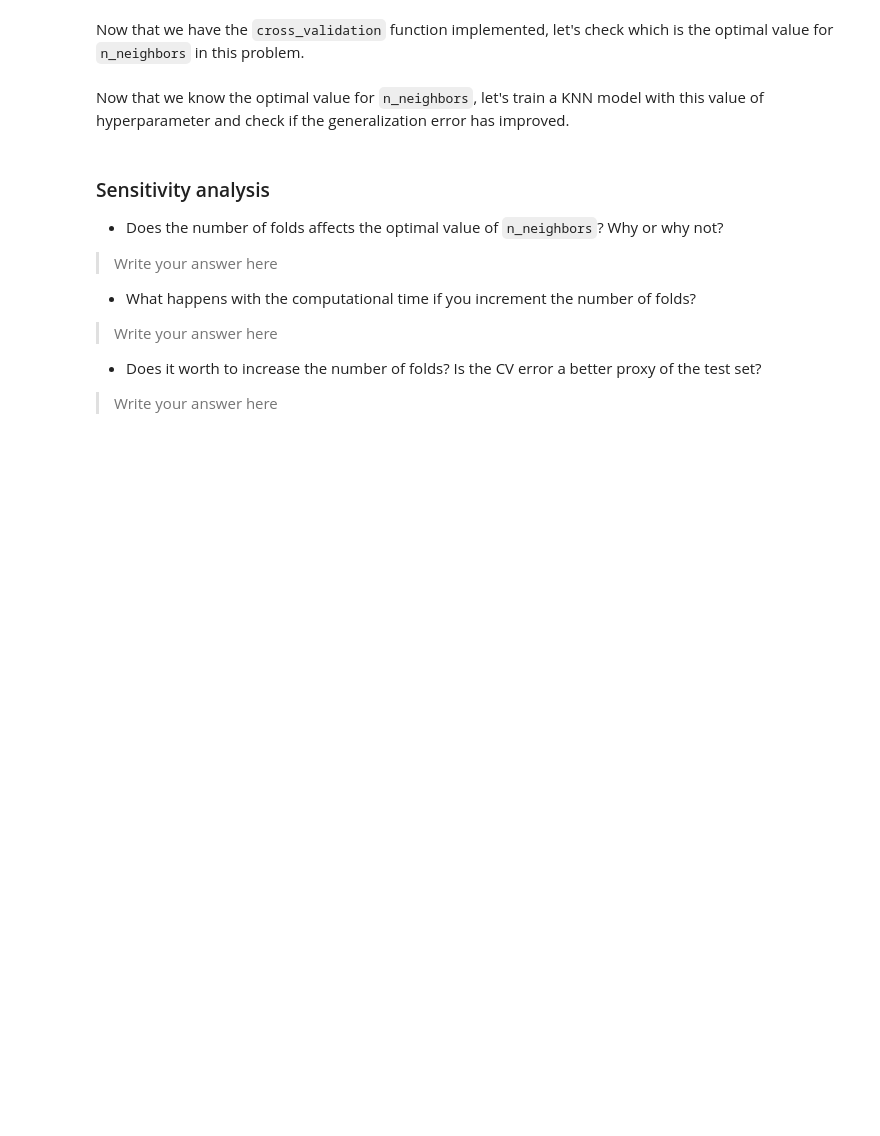
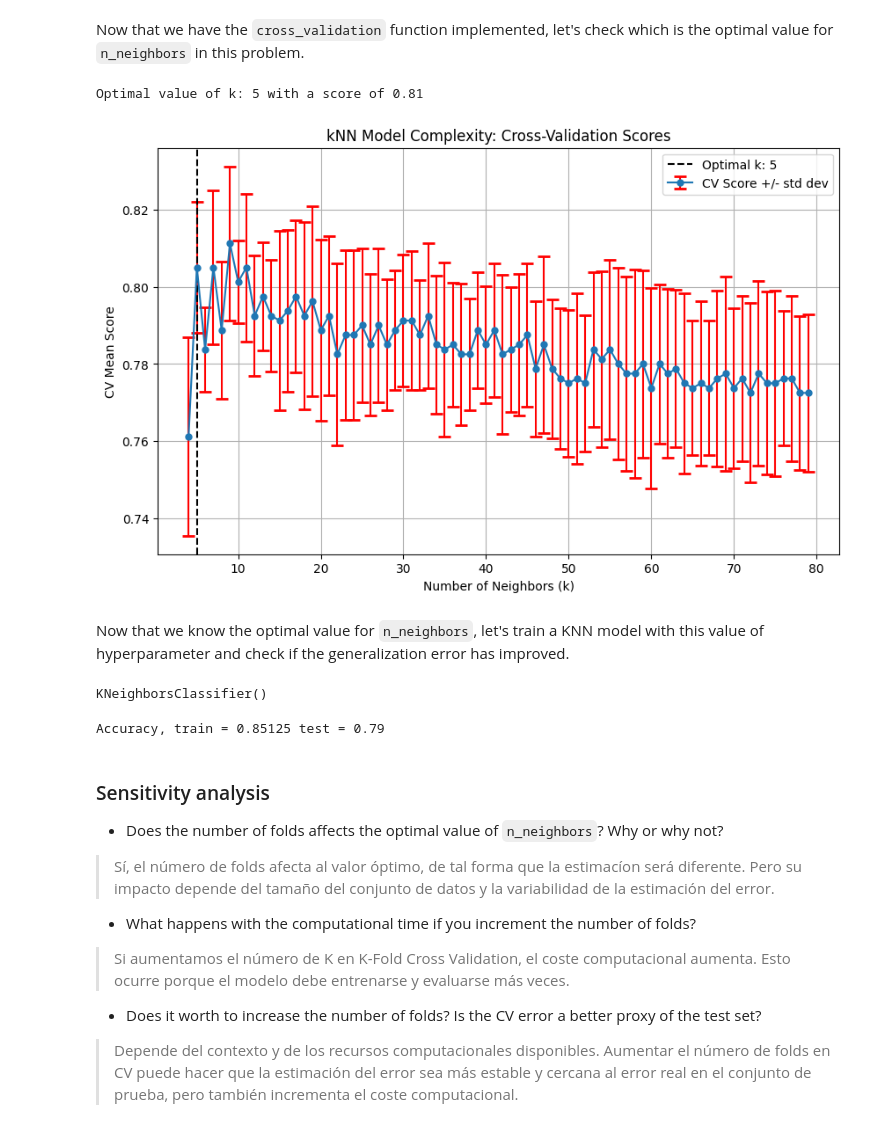
Before and after one commit to ICAI-IMAT-ML/p2-6-yagocastillo126, a Jupyter notebook: notebook/Lab2_6_CV.ipynb, the cells around one changed output. Drawn from its saved outputs; the diff is of its cells as text; code cells hidden in the pictures; blank space fills up the shorter version.

```diff
--- a/notebook/Lab2_6_CV.ipynb
+++ b/notebook/Lab2_6_CV.ipynb
@@ -30,12 +30,12 @@ In the following cell import the training (`training.dat`) and test (`test.dat`)
 You will need to create the `X_train`, `y_train`, `X_test` and `y_test` variables. Take into account that each dataset have 10 variables, where the last one is the output variable.
 # %%
 # TODO: Load training.dat and text.dat and create X_train, y_train, X_test and y_test
-train = None
-X_train = None
-y_train = None
-test = None
-X_test = None
-y_test = None
+train = np.loadtxt("training.dat", delimiter= ",")
+X_train = np.array(train[:, :10])
+y_train = np.array(train[:, 10])
+test = np.loadtxt("test.dat", delimiter=",")
+X_test = test[:, :10]
+y_test = test[:, 10]
 # %% [markdown]
 With this data you are going to train the optimal `KNeighborsClassifier` model.
 # %% [markdown]
@@ -44,5 +44,5 @@ With this data you are going to train the optimal `KNeighborsClassifier` model.
 As you have no idea of what the optimal value of `n_neighbors` is, trust your professors and use `n_neighbors = 4` to train your model.
 # %%
 # TODO: Train a KNeighborsClassifier model with n_neighbors=4
-model = None
+model = KNeighborsClassifier(n_neighbors=4)
 model.fit(X_train, y_train)
@@ -61,5 +65,5 @@ print(f'Accuracy, train = {acc_train} test = {acc_test}')
 It seems that `n_neighbors = 4` overfits for this dataset. Let's try to correct this and use `n_neighbors = 20`
 # %%
 # TODO: Train a KNeighborsClassifier model with n_neighbors=20
-model = None
+model = KNeighborsClassifier(n_neighbors=20)
 model.fit(X_train, y_train)
@@ -97,48 +105,59 @@ Now that we have the `cross_validation` function implemented, let's check which
 # %%
 # Initialize lists to store mean scores and standard deviations for each value of k
 mean_scores = []
 std_scores = []
 
 # Define the range of k values to test
 k_values = range(4, 80)
 
 # TODO: Loop through each value of k, obtaining the mean accuracy score and the standard deviation of the accuracy score in cross validation
-
+for k in k_values:
+    modelo = KNeighborsClassifier(n_neighbors=k)
+    mean,std = cross_validation(modelo,X_train,y_train,nFolds=5)
+    mean_scores.append(mean)
+    std_scores.append(std)
 # TODO: Find the highest score and the corresponding optimal k
-highest_score = None
-optimal_k = None
+highest_score = max(mean_scores)
+optimal_k = mean_scores.index(highest_score)
 
 print(f"Optimal value of k: {optimal_k} with a score of {highest_score:.2f}")
 
 # Plotting
 plt.figure(figsize=(10, 6))
 plt.errorbar(k_values, mean_scores, yerr=std_scores, fmt='-o', ecolor='r', capsize=5, capthick=2, markersize=5, label='CV Score +/- std dev')
 plt.axvline(x=optimal_k, linestyle='--', color='k', label=f'Optimal k: {optimal_k}')
 
 plt.title('kNN Model Complexity: Cross-Validation Scores')
 plt.xlabel('Number of Neighbors (k)')
 plt.ylabel('CV Mean Score')
 plt.legend()
 plt.grid(True)
 plt.show()
+# %% [output]
+Optimal value of k: 5 with a score of 0.81
+[figure, added]
 # %% [markdown]
 Now that we know the optimal value for `n_neighbors`, let's train a KNN model with this value of hyperparameter and check if the generalization error has improved.
 # %%
 # TODO: Train model with k=optimal_k
-model = None
+model = KNeighborsClassifier(n_neighbors=5)
 model.fit(X_train, y_train)
+# %% [output]
+KNeighborsClassifier()
 # %%
 # TODO: Calculate accuracy in training and test for KNN with k=optimal_k
-acc_train = None
-acc_test = None
+acc_train = accuracy_score(y_train,  model.predict(X_train))
+acc_test = accuracy_score(y_test,  model.predict(X_test))
 print(f'Accuracy, train = {acc_train} test = {acc_test}')
+# %% [output]
+Accuracy, train = 0.85125 test = 0.79
 # %% [markdown]
 ### Sensitivity analysis
 - Does the number of folds affects the optimal value of `n_neighbors`? Why or why not?
-> Write your answer here
+> Sí, el número de folds afecta al valor óptimo, de tal forma que la estimacíon será diferente. Pero su impacto depende del tamaño del conjunto de datos y la variabilidad de la estimación del error.
 
 - What happens with the computational time if you increment the number of folds?
-> Write your answer here
+> Si aumentamos el número de K en K-Fold Cross Validation, el coste computacional aumenta. Esto ocurre porque el modelo debe entrenarse y evaluarse más veces.
 
 - Does it worth to increase the number of folds? Is the CV error a better proxy of the test set?
-> Write your answer here
+> Depende del contexto y de los recursos computacionales disponibles. Aumentar el número de folds en CV puede hacer que la estimación del error sea más estable y cercana al error real en el conjunto de prueba, pero también incrementa el coste computacional.
```
Also changed, not shown: parts of 6 cells of this notebook, 3 other files.
